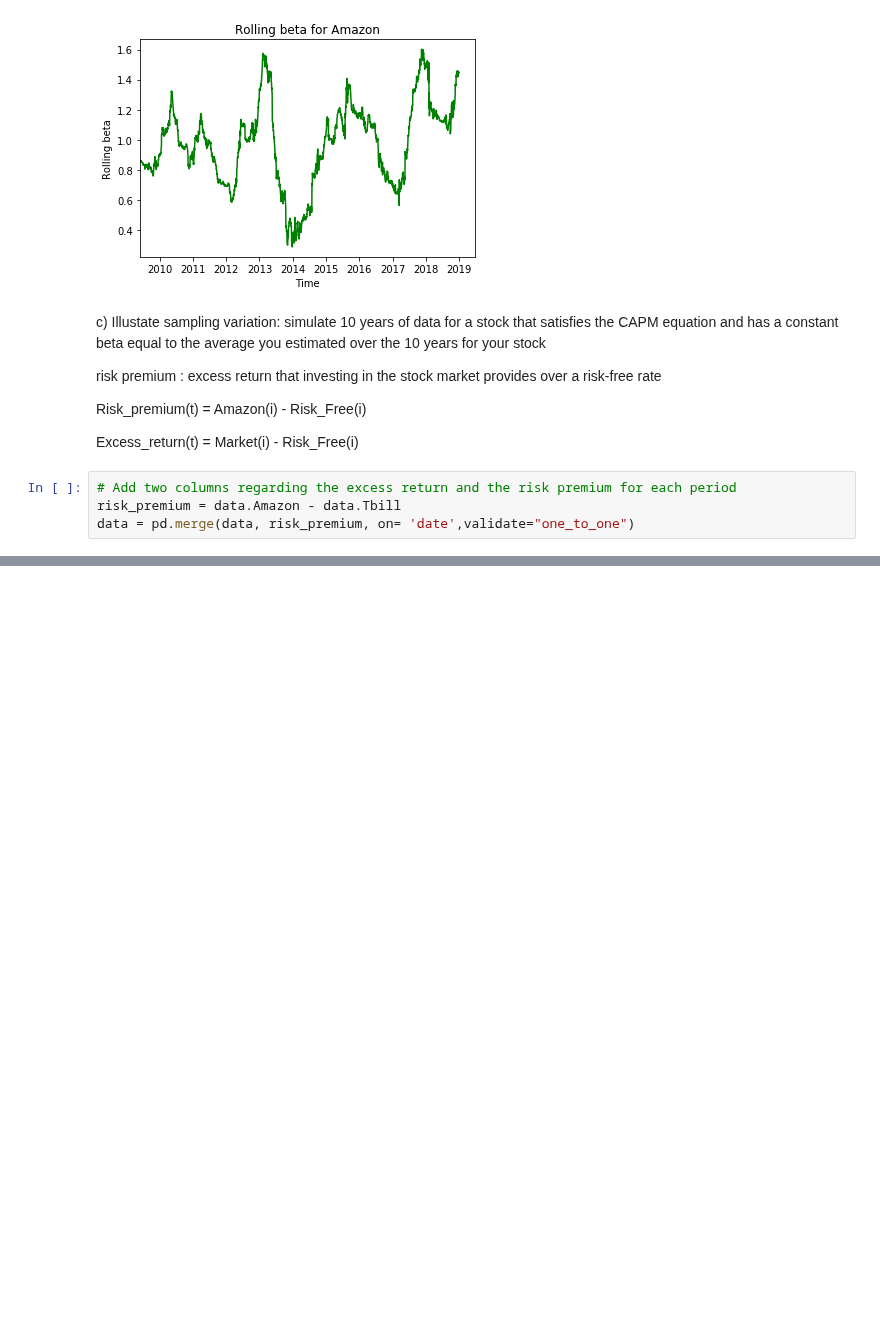
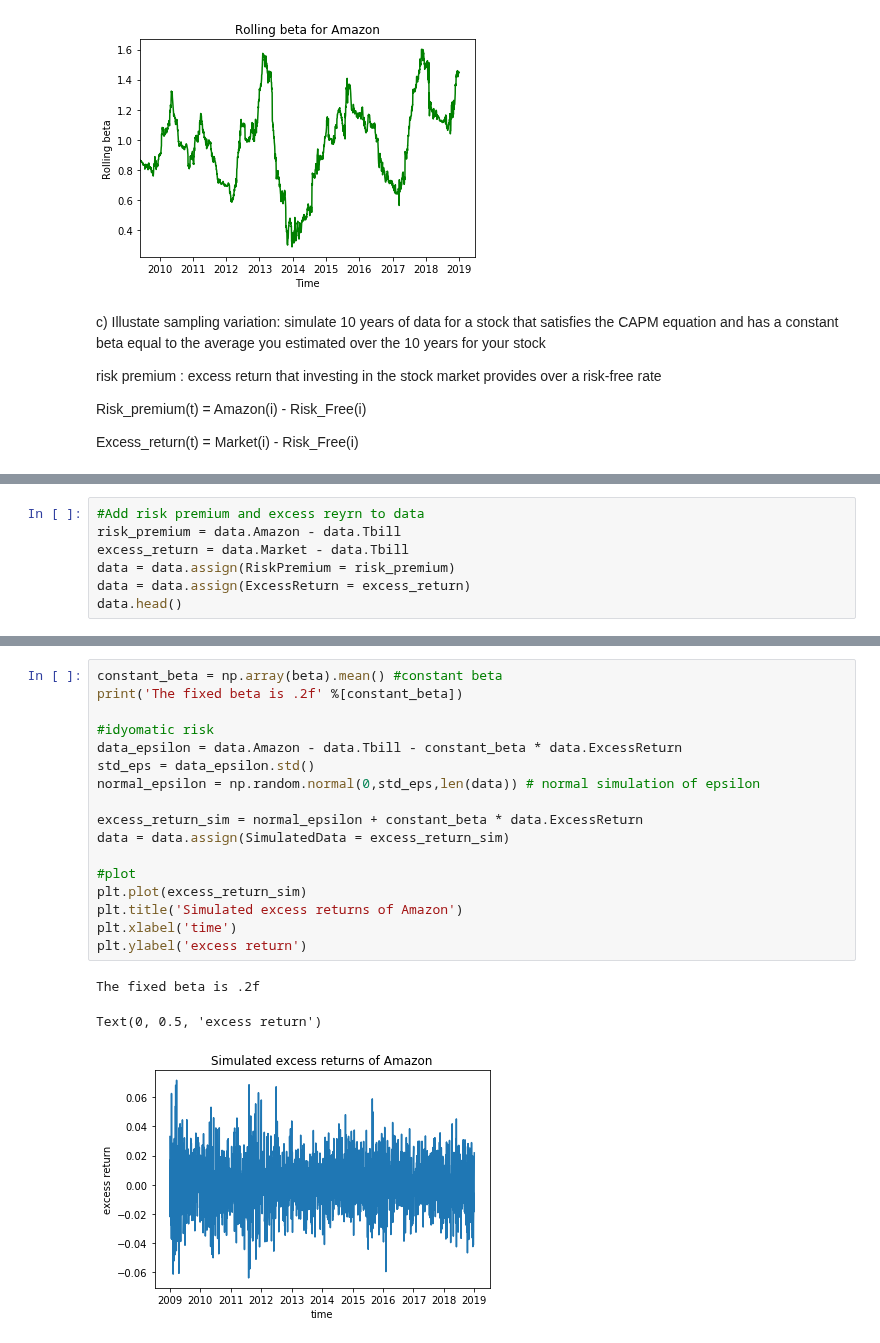
Before and after one commit to baohien97/EPFL-Investments, a Jupyter notebook: AS4/As4es2.ipynb, the cells around one changed output, grey strips where cells are left out. Drawn from its saved outputs; the diff is of its cells as text; blank space fills up the shorter version.

```diff
--- a/AS4/As4es2.ipynb
+++ b/AS4/As4es2.ipynb
@@ -121,7 +121,3 @@ risk premium : excess return that investing in the stock market provides over a
 Risk_premium(t) = Amazon(i) - Risk_Free(i)
 
 Excess_return(t) = Market(i) - Risk_Free(i)
-# %%
-# Add two columns regarding the excess return and the risk premium for each period
-risk_premium = data.Amazon - data.Tbill
-data = pd.merge(data, risk_premium, on= 'date',validate="one_to_one")
@@ -129,0 +124,7 @@ ValueError: Cannot merge a Series without a name
+# %%
+#Add risk premium and excess reyrn to data
+risk_premium = data.Amazon - data.Tbill
+excess_return = data.Market - data.Tbill
+data = data.assign(RiskPremium = risk_premium)
+data = data.assign(ExcessReturn = excess_return)
+data.head()
@@ -129,0 +139,21 @@ ValueError: Cannot merge a Series without a name
+# %%
+constant_beta = np.array(beta).mean() #constant beta
+print('The fixed beta is .2f' %[constant_beta])
+
+#idyomatic risk
+data_epsilon = data.Amazon - data.Tbill - constant_beta * data.ExcessReturn
+std_eps = data_epsilon.std()
+normal_epsilon = np.random.normal(0,std_eps,len(data)) # normal simulation of epsilon
+
+excess_return_sim = normal_epsilon + constant_beta * data.ExcessReturn
+data = data.assign(SimulatedData = excess_return_sim)
+
+#plot
+plt.plot(excess_return_sim)
+plt.title('Simulated excess returns of Amazon')
+plt.xlabel('time')
+plt.ylabel('excess return')
+# %% [output]
+The fixed beta is .2f
+Text(0, 0.5, 'excess return')
+[figure, added]
```
Also changed, not shown: parts of 7 cells of this notebook.
